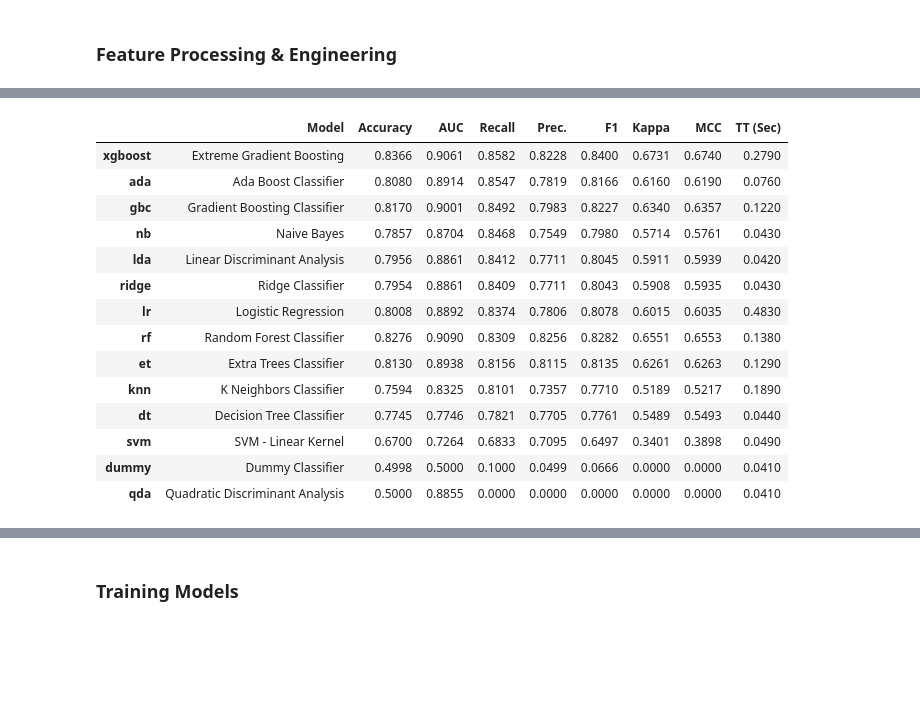
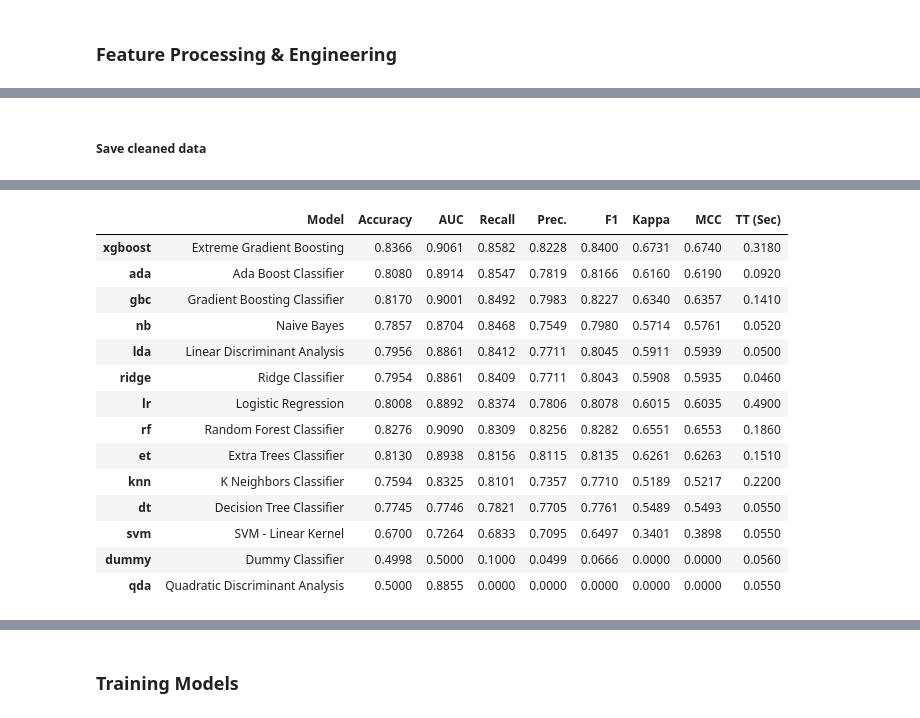
Before and after one commit to karenkj9000/telco-churn-prediction-aws, a Jupyter notebook: training/notebooks/customer_churn_training.ipynb, the cells around one changed output, grey strips where cells are left out. Saved outputs shown, nothing was run; the diff lists cells and outputs as text; code cells hidden in the pictures; blank space fills up the shorter version.

```diff
--- a/training/notebooks/customer_churn_training.ipynb
+++ b/training/notebooks/customer_churn_training.ipynb
@@ -31,10 +68,8 @@ if IS_LOCAL:
     data_path = os.path.join("..", "data", "Telco-Customer-Churn.csv")
     df = pd.read_csv(data_path)
 else:
-    # TODO: add s3 import code
-    pass
     s3_client = boto3.client('s3')
-    bucket_name = 'your-bucket-name'
+    bucket_name = 'customer-churn-training-ie'
     s3_path = 'data/Telco-Customer-Churn.csv'
     local_path = '/tmp/Telco-Customer-Churn.csv'
     s3_client.download_file(bucket_name, s3_path, local_path)
@@ -388,0 +412,2 @@ cleaned_train.to_csv("cleaned_train.csv", index=False)
+# %% [markdown]
+##### Save cleaned data
@@ -389,34 +439,33 @@ cleaned_train.to_csv("cleaned_train.csv", index=False)
 # %%
-from pycaret.classification import setup, compare_models
+if IS_LOCAL:
+    train_df = X_train.copy()
+    train_df['Churn'] = y_train
 
-train_df = X_train.copy()
-train_df['Churn'] = y_train
+    clf_setup = setup(
+        data=train_df,
+        target='Churn',
+        session_id=42,
+        verbose=False
+    )
 
-clf_setup = setup(
-    data=train_df,
-    target='Churn',
-    session_id=42,
-    verbose=False
-)
-
-compare_models(sort='Recall', exclude=['lightgbm']);
+    compare_models(sort='Recall', exclude=['lightgbm']);
 # %% [output]
 [interactive output not drawn]
 |  | Model | Accuracy | AUC | Recall | Prec. | F1 | Kappa | MCC | TT (Sec) |
-| xgboost | Extreme Gradient Boosting | 0.8366 | 0.9061 | 0.8582 | 0.8228 | 0.8400 | 0.6731 | 0.6740 | 0.2790 |
-| ada | Ada Boost Classifier | 0.8080 | 0.8914 | 0.8547 | 0.7819 | 0.8166 | 0.6160 | 0.6190 | 0.0760 |
-| gbc | Gradient Boosting Classifier | 0.8170 | 0.9001 | 0.8492 | 0.7983 | 0.8227 | 0.6340 | 0.6357 | 0.1220 |
-| nb | Naive Bayes | 0.7857 | 0.8704 | 0.8468 | 0.7549 | 0.7980 | 0.5714 | 0.5761 | 0.0430 |
-| lda | Linear Discriminant Analysis | 0.7956 | 0.8861 | 0.8412 | 0.7711 | 0.8045 | 0.5911 | 0.5939 | 0.0420 |
-| ridge | Ridge Classifier | 0.7954 | 0.8861 | 0.8409 | 0.7711 | 0.8043 | 0.5908 | 0.5935 | 0.0430 |
-| lr | Logistic Regression | 0.8008 | 0.8892 | 0.8374 | 0.7806 | 0.8078 | 0.6015 | 0.6035 | 0.4830 |
-| rf | Random Forest Classifier | 0.8276 | 0.9090 | 0.8309 | 0.8256 | 0.8282 | 0.6551 | 0.6553 | 0.1380 |
-| et | Extra Trees Classifier | 0.8130 | 0.8938 | 0.8156 | 0.8115 | 0.8135 | 0.6261 | 0.6263 | 0.1290 |
-| knn | K Neighbors Classifier | 0.7594 | 0.8325 | 0.8101 | 0.7357 | 0.7710 | 0.5189 | 0.5217 | 0.1890 |
-| dt | Decision Tree Classifier | 0.7745 | 0.7746 | 0.7821 | 0.7705 | 0.7761 | 0.5489 | 0.5493 | 0.0440 |
-| svm | SVM - Linear Kernel | 0.6700 | 0.7264 | 0.6833 | 0.7095 | 0.6497 | 0.3401 | 0.3898 | 0.0490 |
-| dummy | Dummy Classifier | 0.4998 | 0.5000 | 0.1000 | 0.0499 | 0.0666 | 0.0000 | 0.0000 | 0.0410 |
-| qda | Quadratic Discriminant Analysis | 0.5000 | 0.8855 | 0.0000 | 0.0000 | 0.0000 | 0.0000 | 0.0000 | 0.0410 |
+| xgboost | Extreme Gradient Boosting | 0.8366 | 0.9061 | 0.8582 | 0.8228 | 0.8400 | 0.6731 | 0.6740 | 0.3180 |
+| ada | Ada Boost Classifier | 0.8080 | 0.8914 | 0.8547 | 0.7819 | 0.8166 | 0.6160 | 0.6190 | 0.0920 |
+| gbc | Gradient Boosting Classifier | 0.8170 | 0.9001 | 0.8492 | 0.7983 | 0.8227 | 0.6340 | 0.6357 | 0.1410 |
+| nb | Naive Bayes | 0.7857 | 0.8704 | 0.8468 | 0.7549 | 0.7980 | 0.5714 | 0.5761 | 0.0520 |
+| lda | Linear Discriminant Analysis | 0.7956 | 0.8861 | 0.8412 | 0.7711 | 0.8045 | 0.5911 | 0.5939 | 0.0500 |
+| ridge | Ridge Classifier | 0.7954 | 0.8861 | 0.8409 | 0.7711 | 0.8043 | 0.5908 | 0.5935 | 0.0460 |
+| lr | Logistic Regression | 0.8008 | 0.8892 | 0.8374 | 0.7806 | 0.8078 | 0.6015 | 0.6035 | 0.4900 |
+| rf | Random Forest Classifier | 0.8276 | 0.9090 | 0.8309 | 0.8256 | 0.8282 | 0.6551 | 0.6553 | 0.1860 |
+| et | Extra Trees Classifier | 0.8130 | 0.8938 | 0.8156 | 0.8115 | 0.8135 | 0.6261 | 0.6263 | 0.1510 |
+| knn | K Neighbors Classifier | 0.7594 | 0.8325 | 0.8101 | 0.7357 | 0.7710 | 0.5189 | 0.5217 | 0.2200 |
+| dt | Decision Tree Classifier | 0.7745 | 0.7746 | 0.7821 | 0.7705 | 0.7761 | 0.5489 | 0.5493 | 0.0550 |
+| svm | SVM - Linear Kernel | 0.6700 | 0.7264 | 0.6833 | 0.7095 | 0.6497 | 0.3401 | 0.3898 | 0.0550 |
+| dummy | Dummy Classifier | 0.4998 | 0.5000 | 0.1000 | 0.0499 | 0.0666 | 0.0000 | 0.0000 | 0.0560 |
+| qda | Quadratic Discriminant Analysis | 0.5000 | 0.8855 | 0.0000 | 0.0000 | 0.0000 | 0.0000 | 0.0000 | 0.0550 |
 [interactive output not drawn]
 # %%
 # One hot encoding for categorical columns
```
Also changed, not shown: parts of 48 cells of this notebook, 2 other files.
